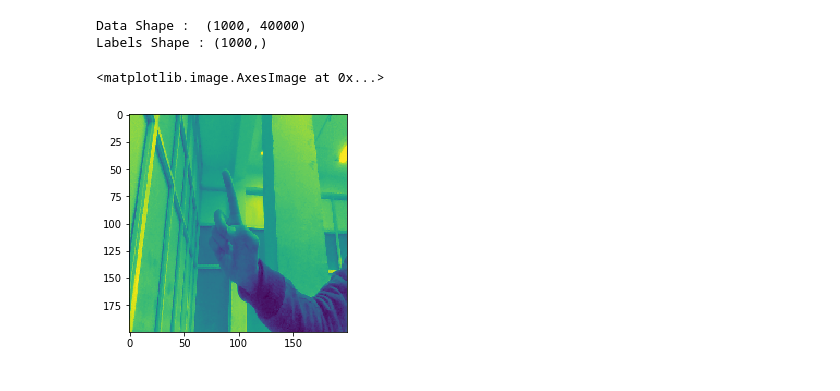
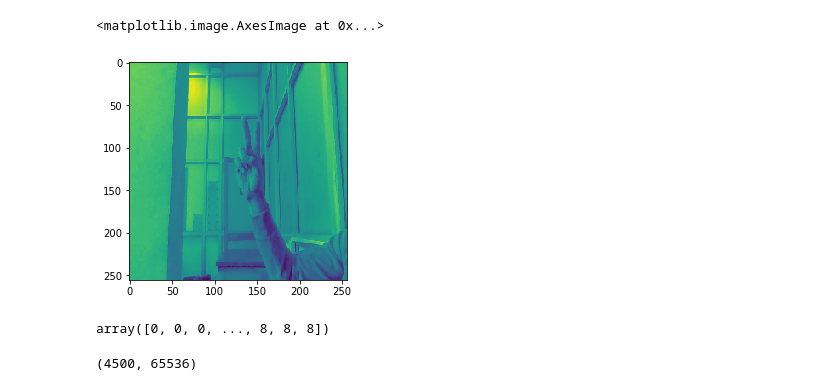
Before and after one commit to mohamedelshorbagy/gesture-recognition-project, a Jupyter notebook: My own script.ipynb, the cells around one changed output. Saved outputs shown, nothing was run; the diff lists cells and outputs as text; code cells hidden in the pictures.

```diff
--- a/My own script.ipynb
+++ b/My own script.ipynb
@@ -16,7 +38,7 @@ path2 = "E:\Python\Deep Learning\Tensorflow-Bootcamp-master\Gesture Reco. Projec
 # %%
-images_files = os.listdir(path1)
+images_files = root_folders
 images_samples = len(images_files)
 print(images_samples)
-img_width = 200
-img_height = 200
+img_width = 256
+img_height = 256
 # %% [output]
@@ -36,8 +62,16 @@ images_numbers = len(images_resized)
-# %%
-# Flatten the Images to store in Matrix
-images_matrix = np.array([
-    np.array(Image.open(path2 + "\\" + file)).flatten() for file in images_resized
-], 'f')
+# %%
+# Flatten the Images to store in Matrix
+count = 0
+for folder_name in images_files:
+    if folder_name.find("_resized") != -1:
+        imagesin_file = os.listdir(current_path + "\\images2\\" + folder_name)
+        if count == 0:
+            images_matrix = np.array([
+                np.array(Image.open(current_path + "\\images2\\" + folder_name  + "\\" + file)).flatten() for file in imagesin_file
+            ],'f')
+            count = count + 1
+        else:
+            images_matrix = np.append(images_matrix ,np.array([np.array(Image.open(current_path + "\\images2\\" + folder_name  + "\\" + file)).flatten() for file in imagesin_file], 'f'), axis=0)
 # %%
 images_matrix.shape
 # %% [output]
@@ -47 +79,31 @@ label_classA = np.ones((images_samples,),dtype= int)
+# %%
+%matplotlib inline
+images_samples = images_matrix.shape[0]
+labels = np.ones((images_samples,),dtype= int)
+count = 500
+start = 0
+for counter in range(10):
+    labels[start:count] = counter
+    start = count
+    count = count + 500
+
+
+# labels[9999]
+# labels = np.ones((images_samples,))
+# image_sample = images_matrix[1502].reshape(img_width , img_height)
+# plt.imshow(image_sample)
+
+image_sample = images_matrix[1500].reshape(img_width , img_height)
+plt.imshow(image_sample)
+# %% [output]
+<matplotlib.image.AxesImage at 0x...>
+[figure, added]
+# %%
+labels
+# %% [output]
+array([0, 0, 0, ..., 8, 8, 8])
+# %%
+images_matrix.shape
+# %% [output]
+(4500, 65536)
 # %%
@@ -49,16 +111,6 @@ data , label = shuffle(images_matrix , label_classA ,random_state = 2)
 # %%
 train_data = [data , label]
 %matplotlib inline
-# %%
-image_sample = images_matrix[800].reshape(img_width , img_height)
-print( "Data Shape : ", train_data[0].shape)
-print("Labels Shape :" , train_data[1].shape)
-plt.imshow(image_sample)
-# %% [output]
-Data Shape :  (1000, 40000)
-Labels Shape : (1000,)
-<matplotlib.image.AxesImage at 0x...>
-[figure, removed]
 # %%
 # Make the Train and Test Dataset
 (X ,Y) = (train_data[0] , train_data[1])
```
Also changed, not shown: parts of 18 cells of this notebook, 3 other files.
